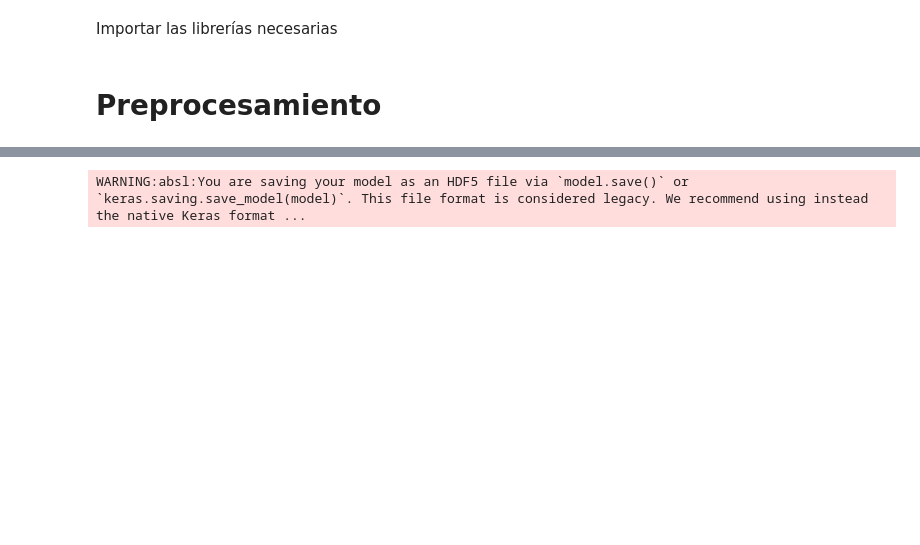
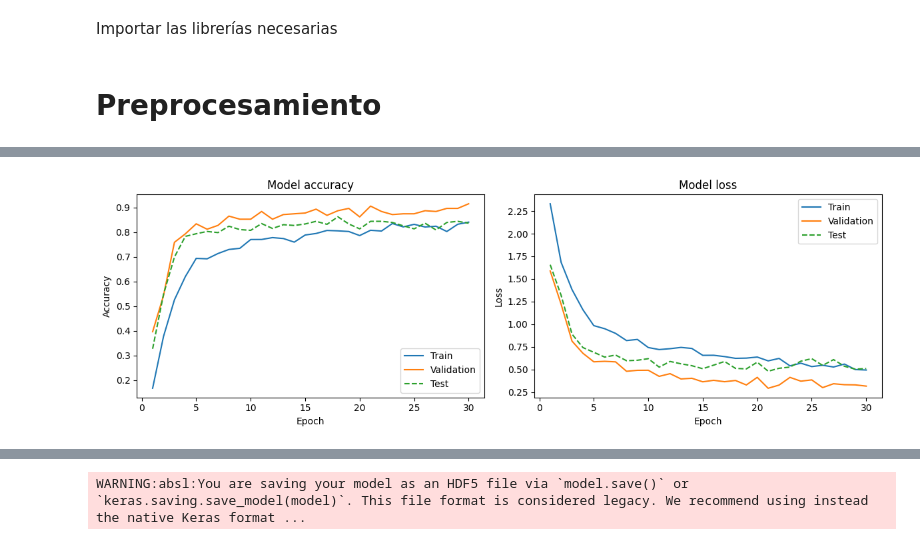
Before and after one commit to leshcsr/IA_imageRecognition, a Jupyter notebook: IA_Pokemon.ipynb, the cells around one changed output, grey strips where cells are left out. Saved outputs shown, nothing was run; the diff lists cells and outputs as text; code cells hidden in the pictures; blank space fills up the shorter version.

```diff
--- a/IA_Pokemon.ipynb
+++ b/IA_Pokemon.ipynb
@@ -194,0 +309,68 @@ test acc :
+# %%
+import matplotlib.pyplot as plt
+
+# Métricas por época extraídas del log
+epochs = list(range(1, 31))
+
+train_accuracy = [
+    0.1678, 0.3781, 0.5262, 0.6204, 0.6943, 0.6925, 0.7140, 0.7304, 0.7351, 0.7707,
+    0.7709, 0.7785, 0.7747, 0.7601, 0.7890, 0.7952, 0.8075, 0.8059, 0.8032, 0.7868,
+    0.8082, 0.8051, 0.8356, 0.8219, 0.8323, 0.8215, 0.8247, 0.8032, 0.8326, 0.8412
+]
+
+val_accuracy = [
+    0.3969, 0.5437, 0.7594, 0.7937, 0.8344, 0.8125, 0.8281, 0.8656, 0.8531, 0.8531,
+    0.8844, 0.8531, 0.8719, 0.8750, 0.8781, 0.8938, 0.8687, 0.8875, 0.8969, 0.8625,
+    0.9062, 0.8844, 0.8719, 0.8750, 0.8750, 0.8875, 0.8844, 0.8969, 0.8969, 0.9156
+]
+
+test_accuracy = [
+    0.3277, 0.5488, 0.6997, 0.7835, 0.7942, 0.8034, 0.7988, 0.8247, 0.8110, 0.8079,
+    0.8354, 0.8155, 0.8308, 0.8277, 0.8338, 0.8445, 0.8323, 0.8628, 0.8338, 0.8140,
+    0.8445, 0.8445, 0.8399, 0.8262, 0.8140, 0.8369, 0.8095, 0.8399, 0.8445, 0.8369
+]
+
+train_loss = [
+    2.3302, 1.6837, 1.3825, 1.1598, 0.9846, 0.9505, 0.8989, 0.8197, 0.8321, 0.7427,
+    0.7202, 0.7300, 0.7440, 0.7326, 0.6563, 0.6571, 0.6427, 0.6234, 0.6258, 0.6375,
+    0.5954, 0.6225, 0.5404, 0.5698, 0.5323, 0.5468, 0.5276, 0.5600, 0.4994, 0.4942
+]
+
+val_loss = [
+    1.5881, 1.2212, 0.8136, 0.6793, 0.5850, 0.5903, 0.5844, 0.4804, 0.4910, 0.4917,
+    0.4244, 0.4540, 0.3957, 0.4032, 0.3642, 0.3807, 0.3652, 0.3789, 0.3292, 0.4134,
+    0.2929, 0.3280, 0.4131, 0.3713, 0.3853, 0.3001, 0.3428, 0.3322, 0.3302, 0.3166
+]
+
+test_loss = [
+    1.6568, 1.3193, 0.8906, 0.7423, 0.6900, 0.6372, 0.6595, 0.5971, 0.6022, 0.6196,
+    0.5263, 0.5889, 0.5629, 0.5420, 0.5086, 0.5484, 0.5887, 0.5125, 0.5067, 0.5811,
+    0.4810, 0.5135, 0.5267, 0.5918, 0.6198, 0.5453, 0.6092, 0.5357, 0.5041, 0.5105
+]
+
+# === Graficar precisión ===
+plt.figure(figsize=(12, 4))
+
+plt.subplot(1, 2, 1)
+plt.plot(epochs, train_accuracy, label='Train')
+plt.plot(epochs, val_accuracy, label='Validation')
+plt.plot(epochs, test_accuracy, label='Test', linestyle='--')
+plt.title('Model accuracy')
+plt.xlabel('Epoch')
+plt.ylabel('Accuracy')
+plt.legend(loc='lower right')
+
+# === Graficar loss ===
+plt.subplot(1, 2, 2)
+plt.plot(epochs, train_loss, label='Train')
+plt.plot(epochs, val_loss, label='Validation')
+plt.plot(epochs, test_loss, label='Test', linestyle='--')
+plt.title('Model loss')
+plt.xlabel('Epoch')
+plt.ylabel('Loss')
+plt.legend(loc='upper right')
+
+plt.tight_layout()
+plt.show()
+# %% [output]
+[figure, added]
```
Also changed, not shown: parts of 35 cells of this notebook.
